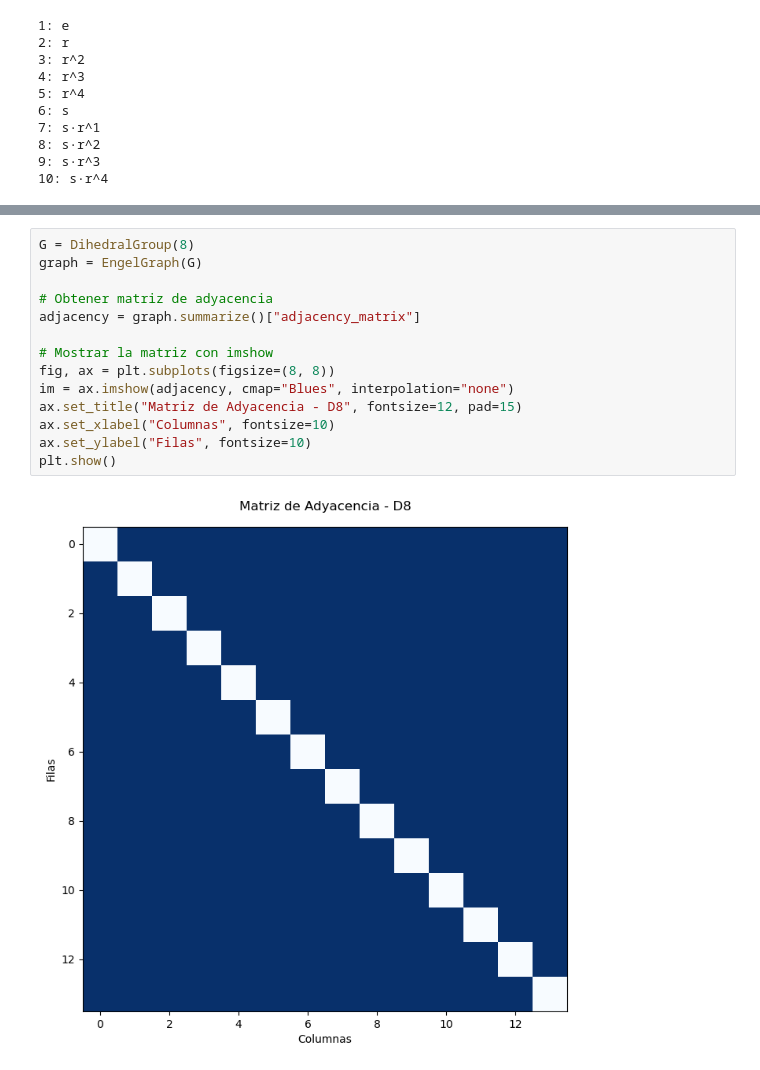
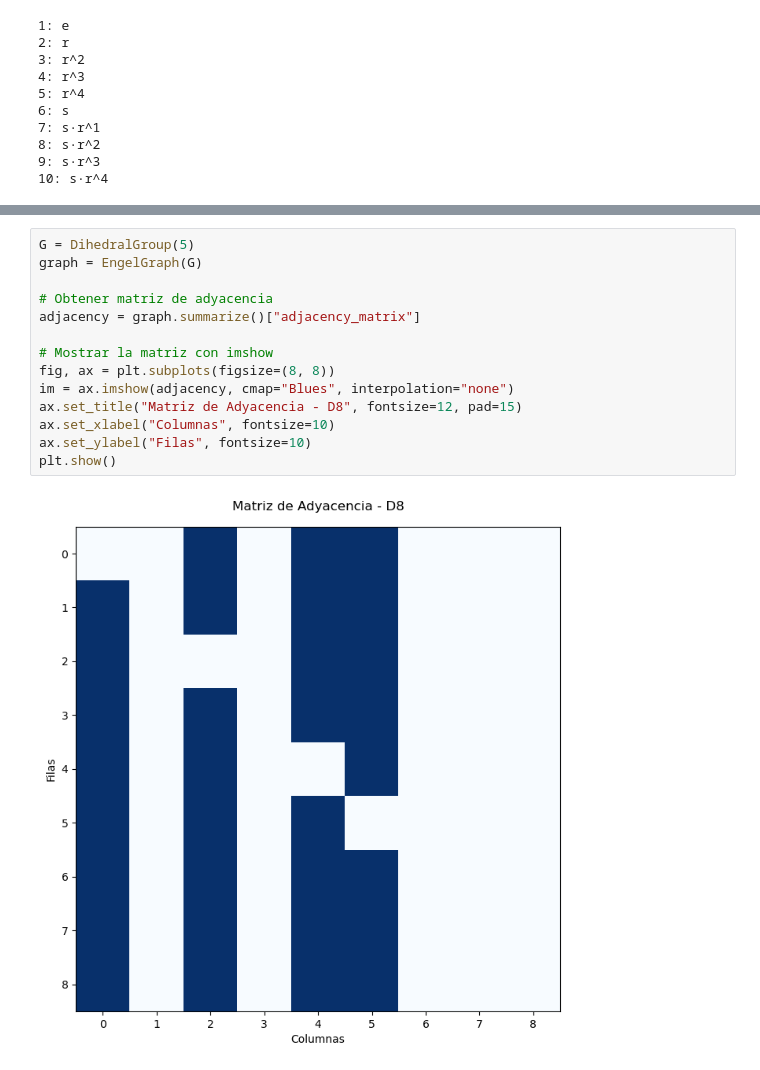
Before and after one commit to cjarango/GroupTheory, a Jupyter notebook: notebook/GroupsLab3.ipynb, the cells around one changed output, grey strips where cells are left out. Drawn from its saved outputs; the diff is of its cells as text.

```diff
--- a/notebook/GroupsLab3.ipynb
+++ b/notebook/GroupsLab3.ipynb
@@ -212,16 +213,16 @@ plt.show()
 # %%
-G = DihedralGroup(8)
+G = DihedralGroup(5)
 graph = EngelGraph(G)
 
 # Obtener matriz de adyacencia
 adjacency = graph.summarize()["adjacency_matrix"]
 
 # Mostrar la matriz con imshow
 fig, ax = plt.subplots(figsize=(8, 8))
 im = ax.imshow(adjacency, cmap="Blues", interpolation="none")
 ax.set_title("Matriz de Adyacencia - D8", fontsize=12, pad=15)
 ax.set_xlabel("Columnas", fontsize=10)
 ax.set_ylabel("Filas", fontsize=10)
 plt.show()
 # %% [output]
-[figure, old version]
+[figure, new version]
```
Also changed, not shown: parts of 6 cells of this notebook, 3 other files.
